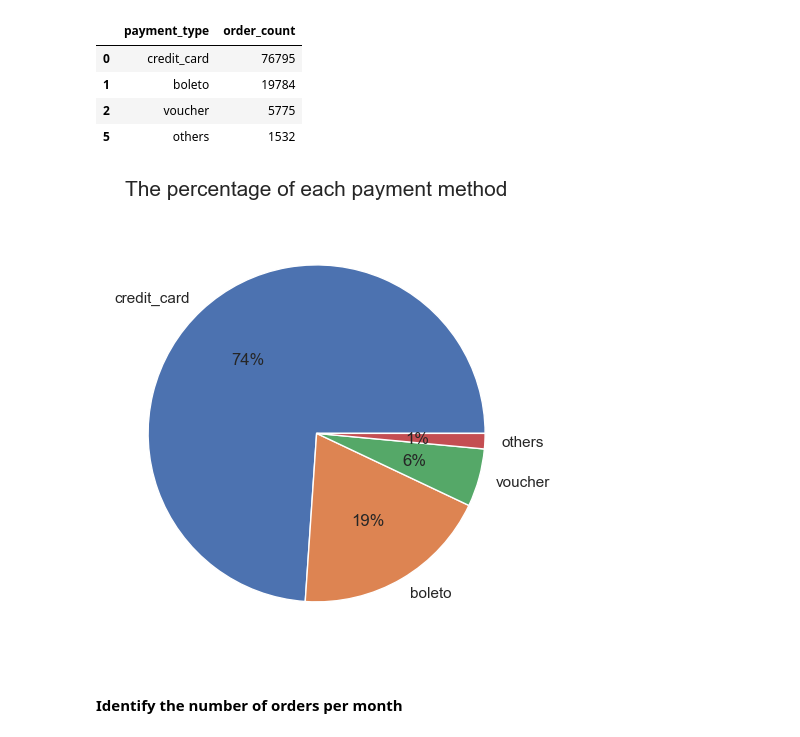
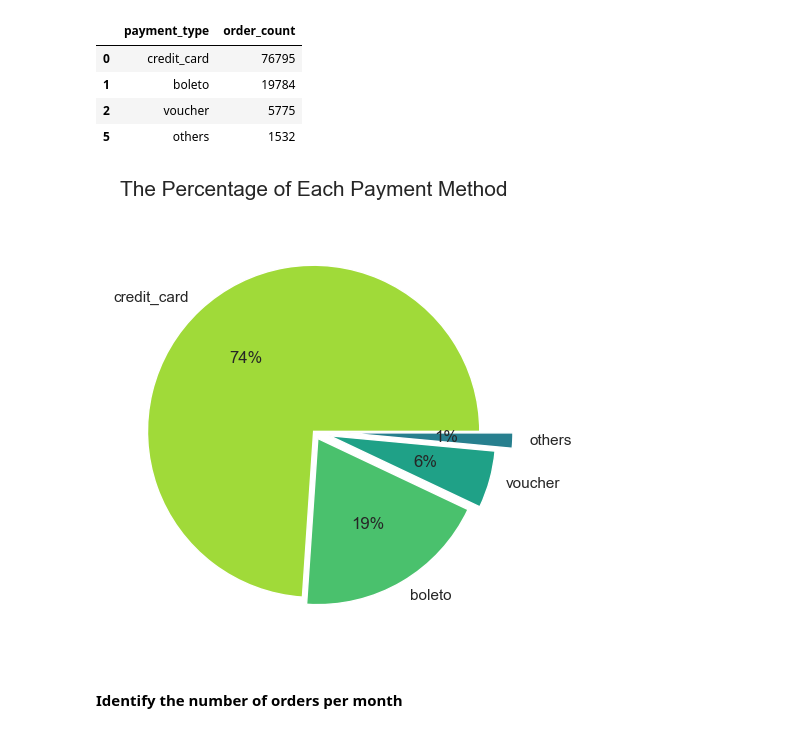
Before and after one commit to rfajri27/ds-assessment, a Jupyter notebook: notebook.ipynb, the cells around one changed output. Drawn from its saved outputs; the diff is of its cells as text; code cells hidden in the pictures.

```diff
--- a/notebook.ipynb
+++ b/notebook.ipynb
@@ -755,15 +952,17 @@ sum_order_payments_df
 # %%
 plt.figure(figsize=(5, 5))
 plt.pie(
     x=sum_order_payments_df["order_count"],
     labels=sum_order_payments_df["payment_type"],
-    autopct="%.0f%%"
+    autopct="%.0f%%",
+    explode = (0, 0.05, 0.1, 0.2),
+    colors = sns.color_palette('viridis_r')
 )
-plt.title("The percentage of each payment method", loc="center", fontsize=15, pad=20)
+plt.title("The Percentage of Each Payment Method", loc="center", fontsize=15, pad=20)
 plt.tight_layout()
 plt.show()
 # %% [output]
-[figure, old version]
+[figure, new version]
 # %% [markdown]
 #### Identify the number of orders per month
 # %%
```
Also changed, not shown: parts of 77 cells of this notebook, 2 other files.
